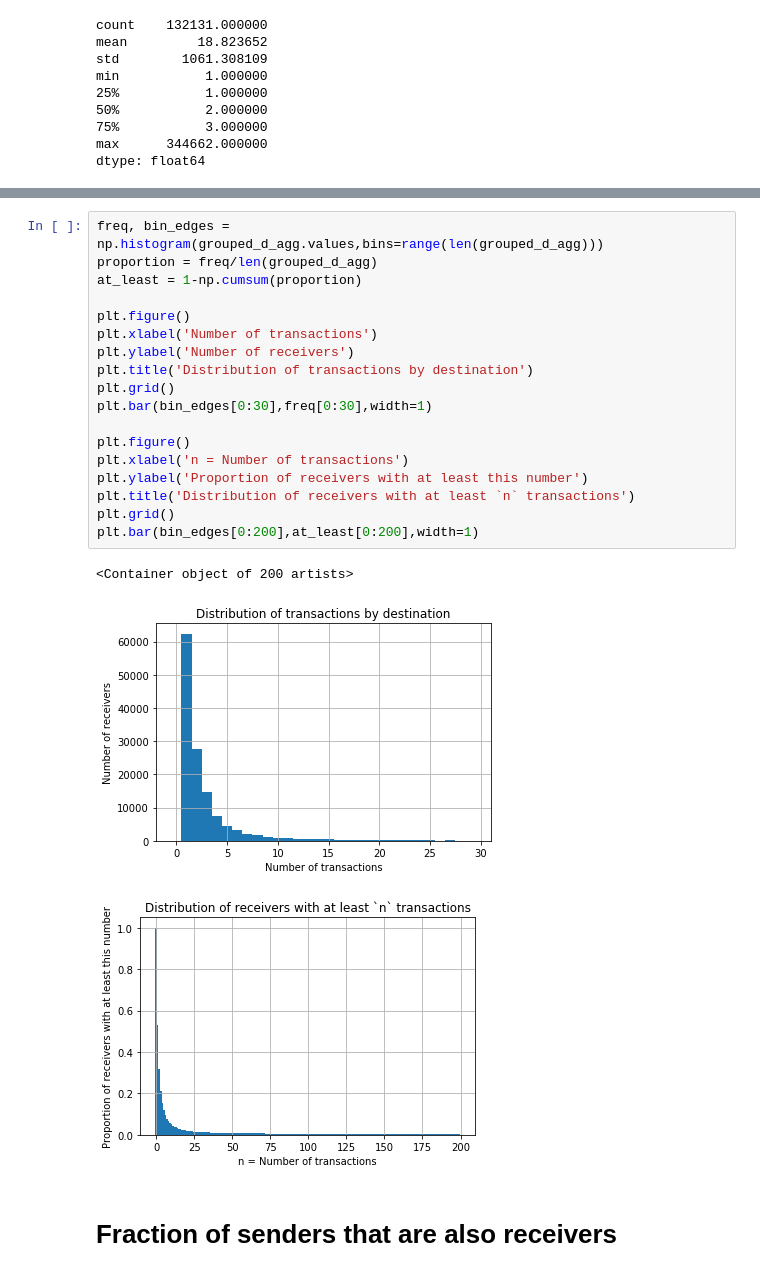
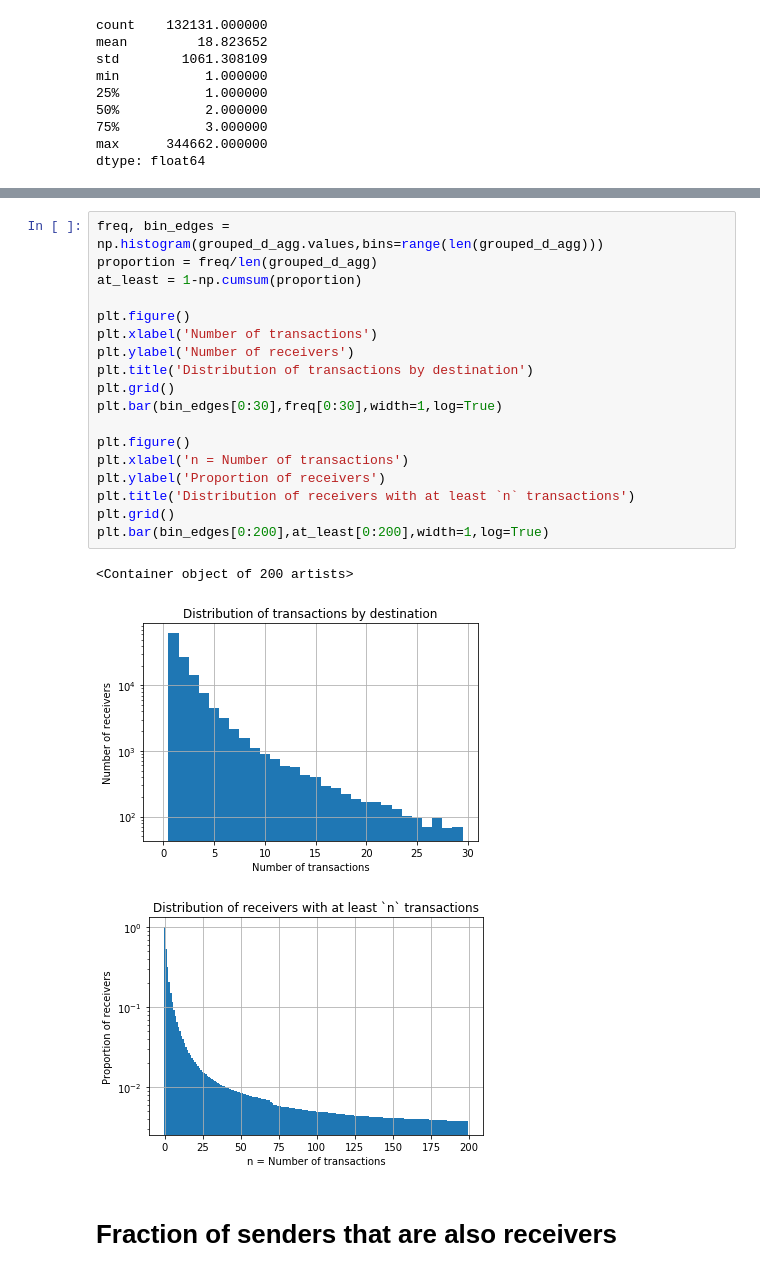
Before and after one commit to tur-ium/Ripple-and-privacy, a Jupyter notebook: Ripple dataset summary.ipynb, the cells around one changed output, grey strips where cells are left out. Drawn from its saved outputs; the diff is of its cells as text.

```diff
--- a/Ripple dataset summary.ipynb
+++ b/Ripple dataset summary.ipynb
@@ -169,25 +169,25 @@ plt.bar(bin_edges[0:200],at_least[0:200],width=1)
 # %%
 freq, bin_edges = np.histogram(grouped_d_agg.values,bins=range(len(grouped_d_agg)))
 proportion = freq/len(grouped_d_agg)
 at_least = 1-np.cumsum(proportion)
 
 plt.figure()
 plt.xlabel('Number of transactions')
 plt.ylabel('Number of receivers')
 plt.title('Distribution of transactions by destination')
 plt.grid()
-plt.bar(bin_edges[0:30],freq[0:30],width=1)
+plt.bar(bin_edges[0:30],freq[0:30],width=1,log=True)
 
 plt.figure()
 plt.xlabel('n = Number of transactions')
-plt.ylabel('Proportion of receivers with at least this number')
+plt.ylabel('Proportion of receivers')
 plt.title('Distribution of receivers with at least `n` transactions')
 plt.grid()
-plt.bar(bin_edges[0:200],at_least[0:200],width=1)
+plt.bar(bin_edges[0:200],at_least[0:200],width=1,log=True)
 # %% [output]
 <Container object of 200 artists>
-[figure, old version]
+[figure, new version]
-[figure, old version]
+[figure, new version]
 # %% [markdown]
 # Fraction of senders that are also receivers
 # %%
```
Also changed, not shown: parts of 18 cells of this notebook.
